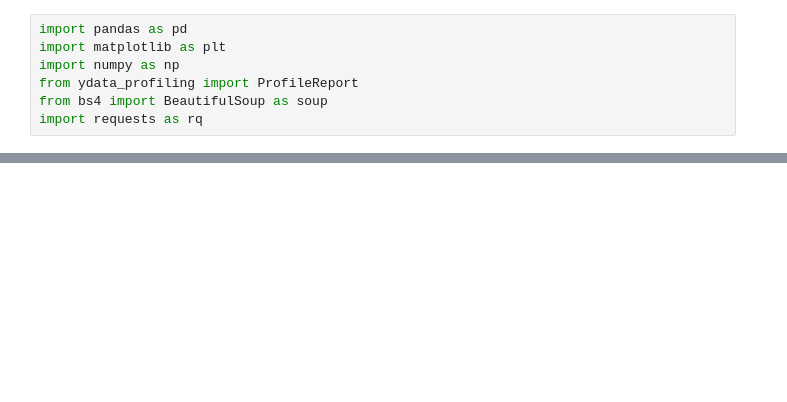
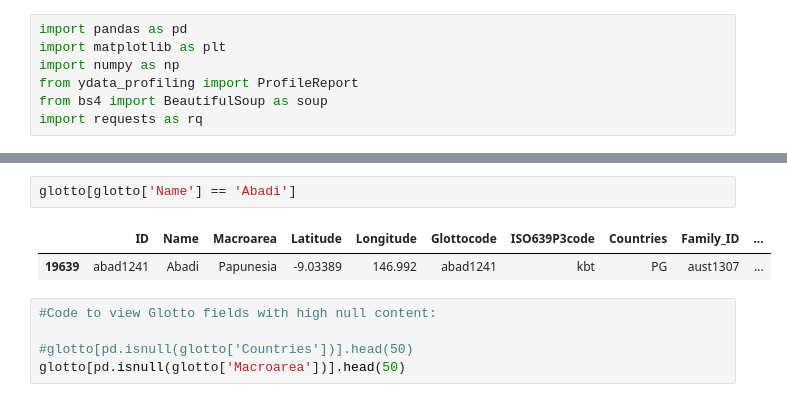
Before and after one commit to tinnatonia/ga_capstone_research, a Jupyter notebook: eda_linguistics.ipynb, the cells around one changed output, grey strips where cells are left out. Drawn from its saved outputs; the diff is of its cells as text; blank space fills up the shorter version.

```diff
--- a/eda_linguistics.ipynb
+++ b/eda_linguistics.ipynb
@@ -40,3 +15,13 @@ glotto[['ID', 'Name']].sort_values('ID')
+# %%
+glotto[glotto['Name'] == 'Abadi']
+# %% [output]
+|  | ID | Name | Macroarea | Latitude | Longitude | Glottocode | ISO639P3code | Countries | Family_ID | ... |
+| 19639 | abad1241 | Abadi | Papunesia | -9.03389 | 146.992 | abad1241 | kbt | PG | aust1307 | ... |
+# %%
+#Code to view Glotto fields with high null content:
+
+#glotto[pd.isnull(glotto['Countries'])].head(50)
+glotto[pd.isnull(glotto['Macroarea'])].head(50)
 # %%
 #https://en.wal.unesco.org/discover/languages?text=&sort_by=title&page=4
 
```
Also changed, not shown: parts of 15 cells of this notebook, 1 other file.
